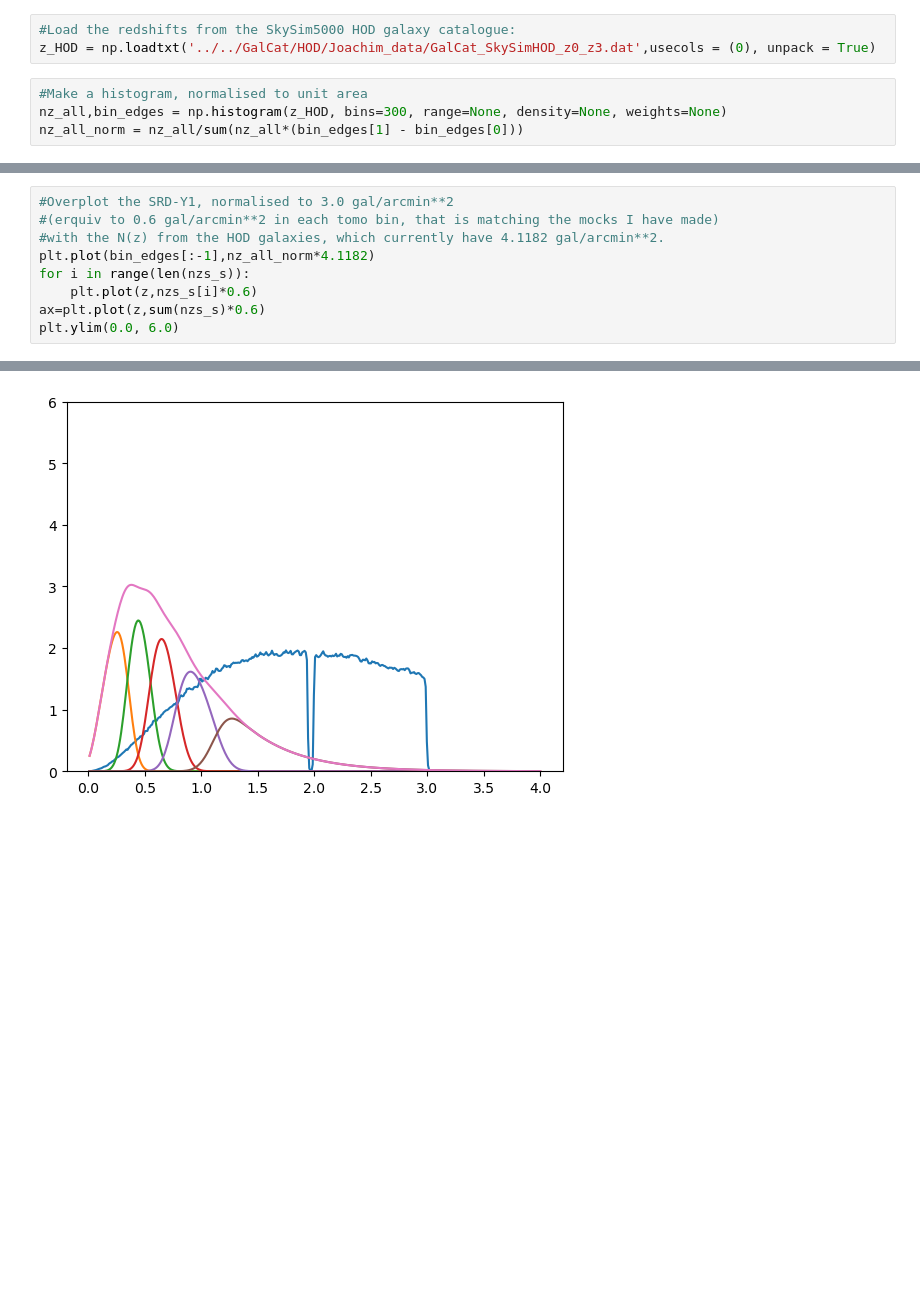
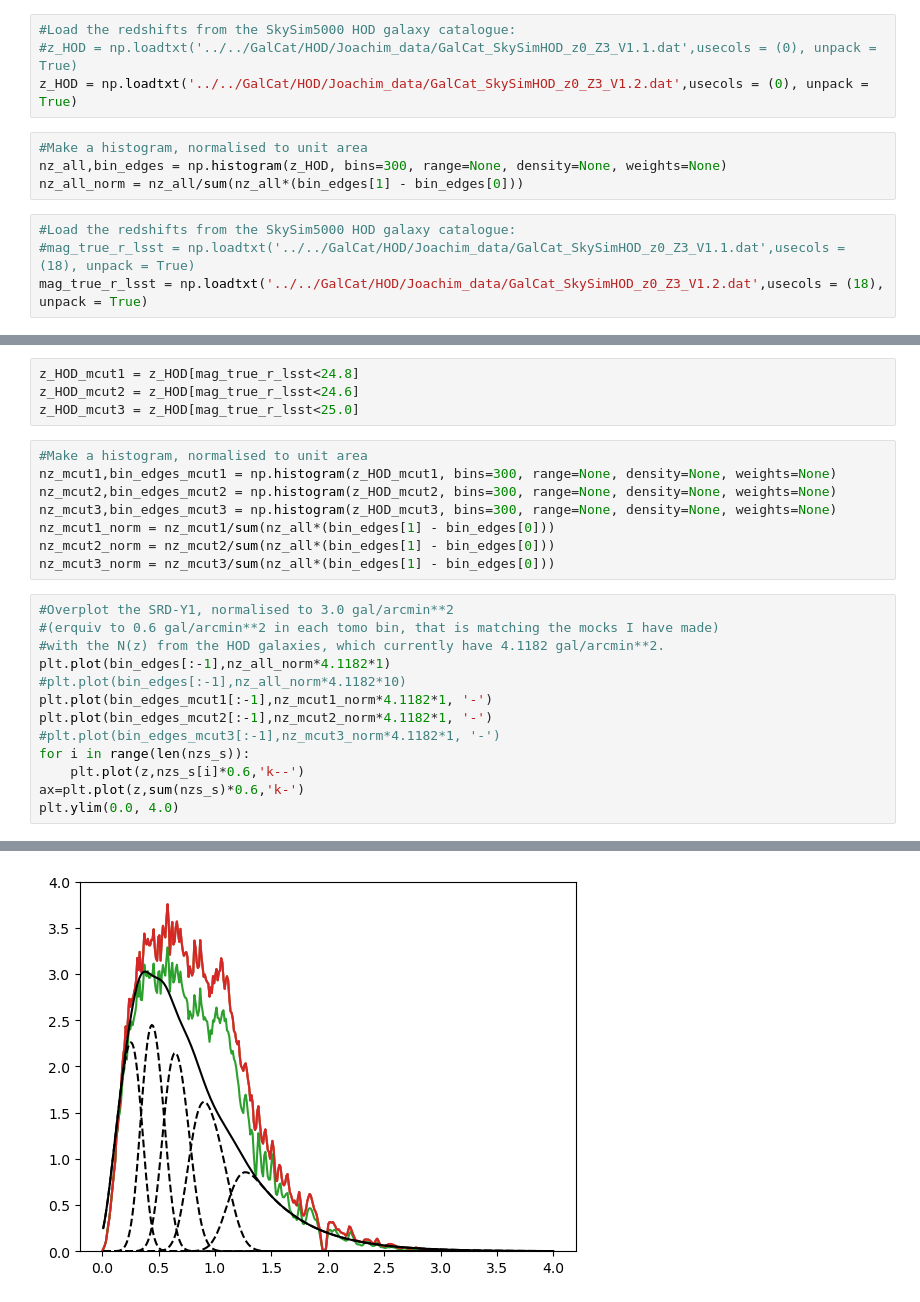
Before and after one commit to LSSTDESC/SkySim5000_IA_infusion, a Jupyter notebook: Nz_HOD.ipynb, the cells around one changed output, grey strips where cells are left out. Cells and saved outputs as stored; diff of their text form; blank space fills up the shorter version.

Commit message:
Reading new catalogue

```diff
--- a/Nz_HOD.ipynb
+++ b/Nz_HOD.ipynb
@@ -14,8 +14,13 @@ for i in range(len(nzs_s)):
 [figure]
 # %%
 #Load the redshifts from the SkySim5000 HOD galaxy catalogue:
-z_HOD = np.loadtxt('../../GalCat/HOD/Joachim_data/GalCat_SkySimHOD_z0_z3.dat',usecols = (0), unpack = True)
+#z_HOD = np.loadtxt('../../GalCat/HOD/Joachim_data/GalCat_SkySimHOD_z0_Z3_V1.1.dat',usecols = (0), unpack = True)
+z_HOD = np.loadtxt('../../GalCat/HOD/Joachim_data/GalCat_SkySimHOD_z0_Z3_V1.2.dat',usecols = (0), unpack = True)
 # %%
 #Make a histogram, normalised to unit area
 nz_all,bin_edges = np.histogram(z_HOD, bins=300, range=None, density=None, weights=None)
 nz_all_norm = nz_all/sum(nz_all*(bin_edges[1] - bin_edges[0]))
+# %%
+#Load the redshifts from the SkySim5000 HOD galaxy catalogue:
+#mag_true_r_lsst = np.loadtxt('../../GalCat/HOD/Joachim_data/GalCat_SkySimHOD_z0_Z3_V1.1.dat',usecols = (18), unpack = True)
+mag_true_r_lsst = np.loadtxt('../../GalCat/HOD/Joachim_data/GalCat_SkySimHOD_z0_Z3_V1.2.dat',usecols = (18), unpack = True)
@@ -22,10 +33,26 @@ nz_all_norm = nz_all/sum(nz_all*(bin_edges[1] - bin_edges[0]))
+# %%
+z_HOD_mcut1 = z_HOD[mag_true_r_lsst<24.8]
+z_HOD_mcut2 = z_HOD[mag_true_r_lsst<24.6]
+z_HOD_mcut3 = z_HOD[mag_true_r_lsst<25.0]
+# %%
+#Make a histogram, normalised to unit area
+nz_mcut1,bin_edges_mcut1 = np.histogram(z_HOD_mcut1, bins=300, range=None, density=None, weights=None)
+nz_mcut2,bin_edges_mcut2 = np.histogram(z_HOD_mcut2, bins=300, range=None, density=None, weights=None)
+nz_mcut3,bin_edges_mcut3 = np.histogram(z_HOD_mcut3, bins=300, range=None, density=None, weights=None)
+nz_mcut1_norm = nz_mcut1/sum(nz_all*(bin_edges[1] - bin_edges[0]))
+nz_mcut2_norm = nz_mcut2/sum(nz_all*(bin_edges[1] - bin_edges[0]))
+nz_mcut3_norm = nz_mcut3/sum(nz_all*(bin_edges[1] - bin_edges[0]))
 # %%
 #Overplot the SRD-Y1, normalised to 3.0 gal/arcmin**2
 #(erquiv to 0.6 gal/arcmin**2 in each tomo bin, that is matching the mocks I have made)
 #with the N(z) from the HOD galaxies, which currently have 4.1182 gal/arcmin**2.
-plt.plot(bin_edges[:-1],nz_all_norm*4.1182)
+plt.plot(bin_edges[:-1],nz_all_norm*4.1182*1)
+#plt.plot(bin_edges[:-1],nz_all_norm*4.1182*10)
+plt.plot(bin_edges_mcut1[:-1],nz_mcut1_norm*4.1182*1, '-')
+plt.plot(bin_edges_mcut2[:-1],nz_mcut2_norm*4.1182*1, '-')
+#plt.plot(bin_edges_mcut3[:-1],nz_mcut3_norm*4.1182*1, '-')
 for i in range(len(nzs_s)):
-    plt.plot(z,nzs_s[i]*0.6)
-ax=plt.plot(z,sum(nzs_s)*0.6)
-plt.ylim(0.0, 6.0)
+    plt.plot(z,nzs_s[i]*0.6,'k--')
+ax=plt.plot(z,sum(nzs_s)*0.6,'k-')
+plt.ylim(0.0, 4.0)
 # %% [output]
@@ -33 +60 @@ plt.ylim(0.0, 6.0)
-[figure, old version]
+[figure, new version]
```
Also changed, not shown: parts of 3 cells of this notebook.
